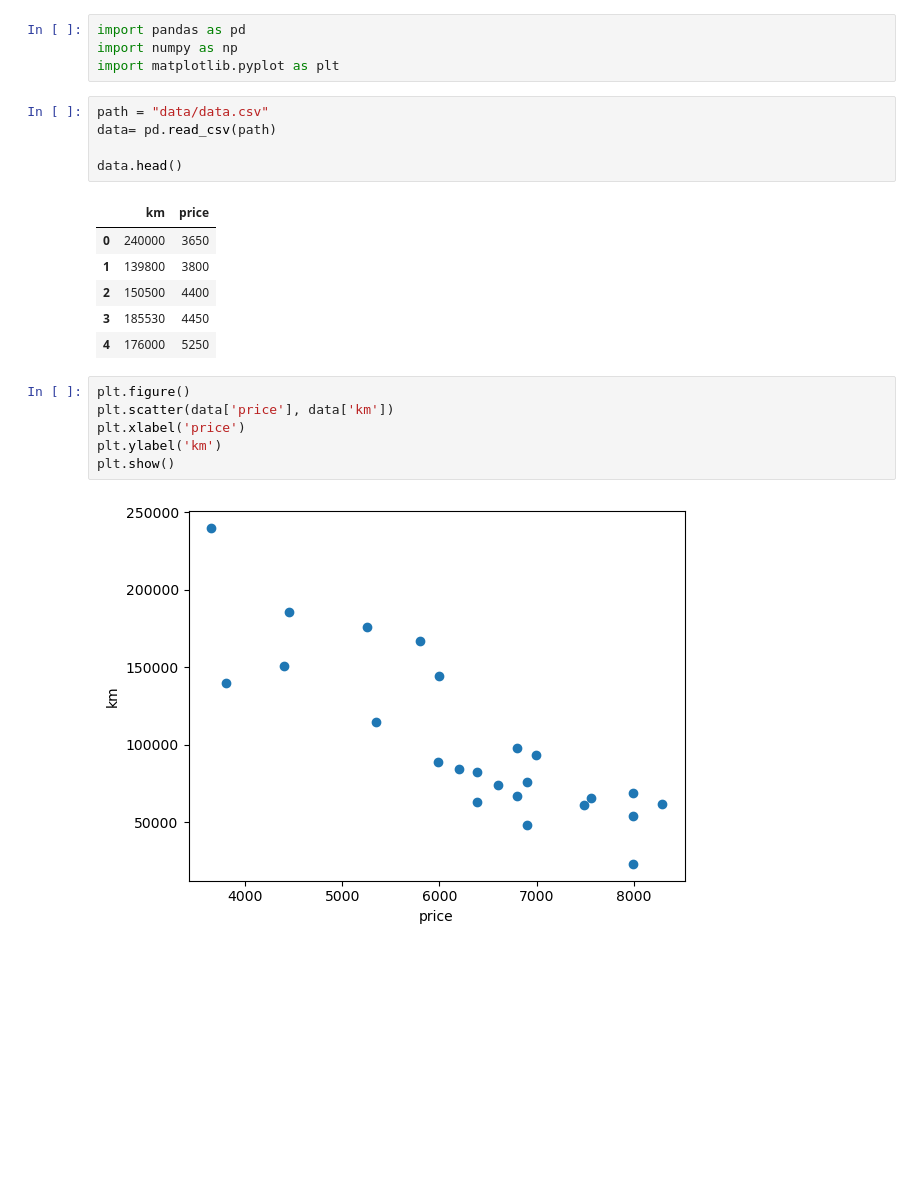
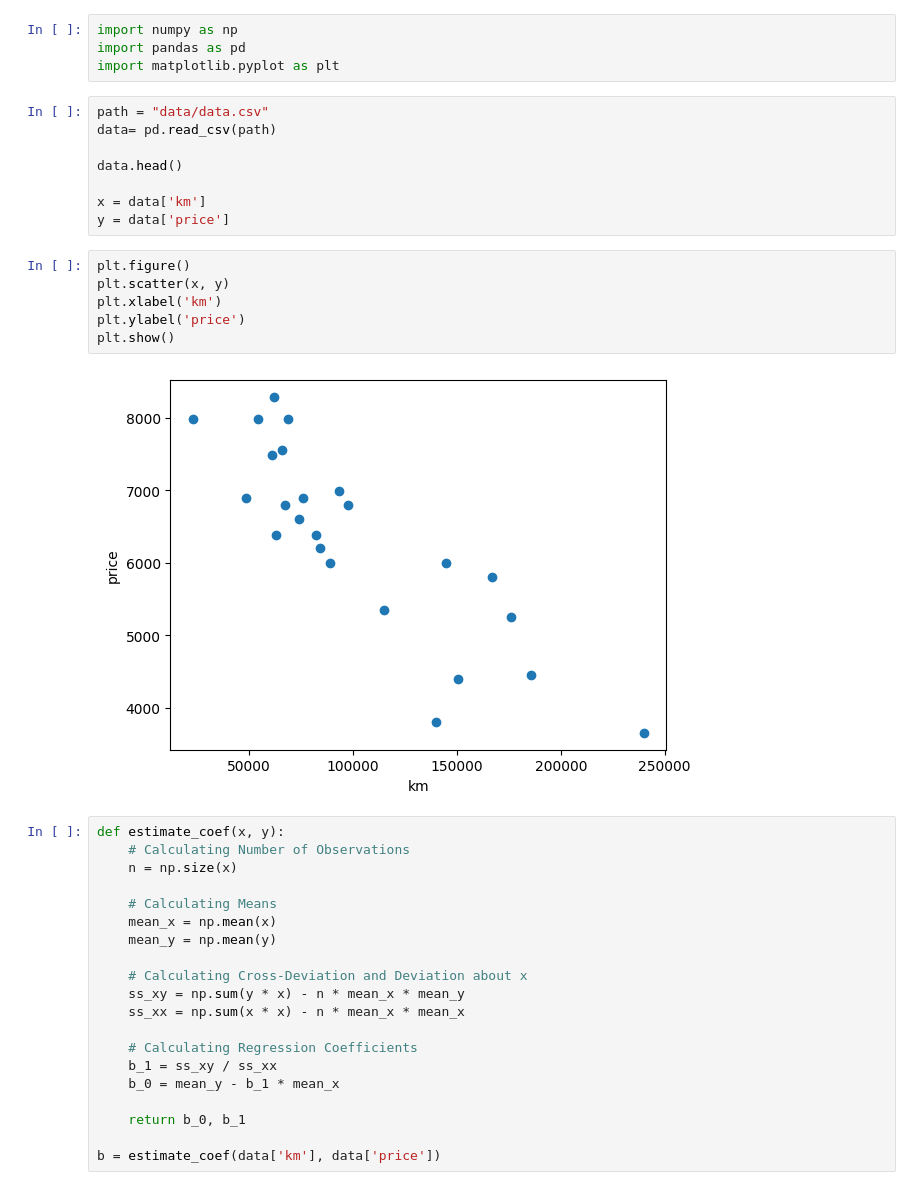
Before and after one commit to BeBig007/LinearRegression, a Jupyter notebook: linearReg.ipynb, the cells around one changed output. Cells and saved outputs as stored; diff of their text form; blank space fills up the shorter version.

```diff
--- a/linearReg.ipynb
+++ b/linearReg.ipynb
@@ -1,24 +1,40 @@
 # %%
+import numpy as np
 import pandas as pd
-import numpy as np
 import matplotlib.pyplot as plt
 # %%
 path = "data/data.csv"
 data= pd.read_csv(path)
 
 data.head()
+
+x = data['km']
+y = data['price']
-# %% [output]
-|  | km | price |
-| 0 | 240000 | 3650 |
-| 1 | 139800 | 3800 |
-| 2 | 150500 | 4400 |
-| 3 | 185530 | 4450 |
-| 4 | 176000 | 5250 |
 # %%
 plt.figure()
-plt.scatter(data['price'], data['km'])
-plt.xlabel('price')
-plt.ylabel('km')
+plt.scatter(x, y)
+plt.xlabel('km')
+plt.ylabel('price')
 plt.show()
 # %% [output]
-[figure, old version]
+[figure, new version]
+# %%
+def estimate_coef(x, y):
+    # Calculating Number of Observations
+    n = np.size(x)
+
+    # Calculating Means
+    mean_x = np.mean(x)
+    mean_y = np.mean(y)
+
+    # Calculating Cross-Deviation and Deviation about x
+    ss_xy = np.sum(y * x) - n * mean_x * mean_y
+    ss_xx = np.sum(x * x) - n * mean_x * mean_x
+
+    # Calculating Regression Coefficients
+    b_1 = ss_xy / ss_xx
+    b_0 = mean_y - b_1 * mean_x
+
+    return b_0, b_1
+
+b = estimate_coef(data['km'], data['price'])
```
Also changed, not shown: parts of 1 cell of this notebook, 2 other files.
